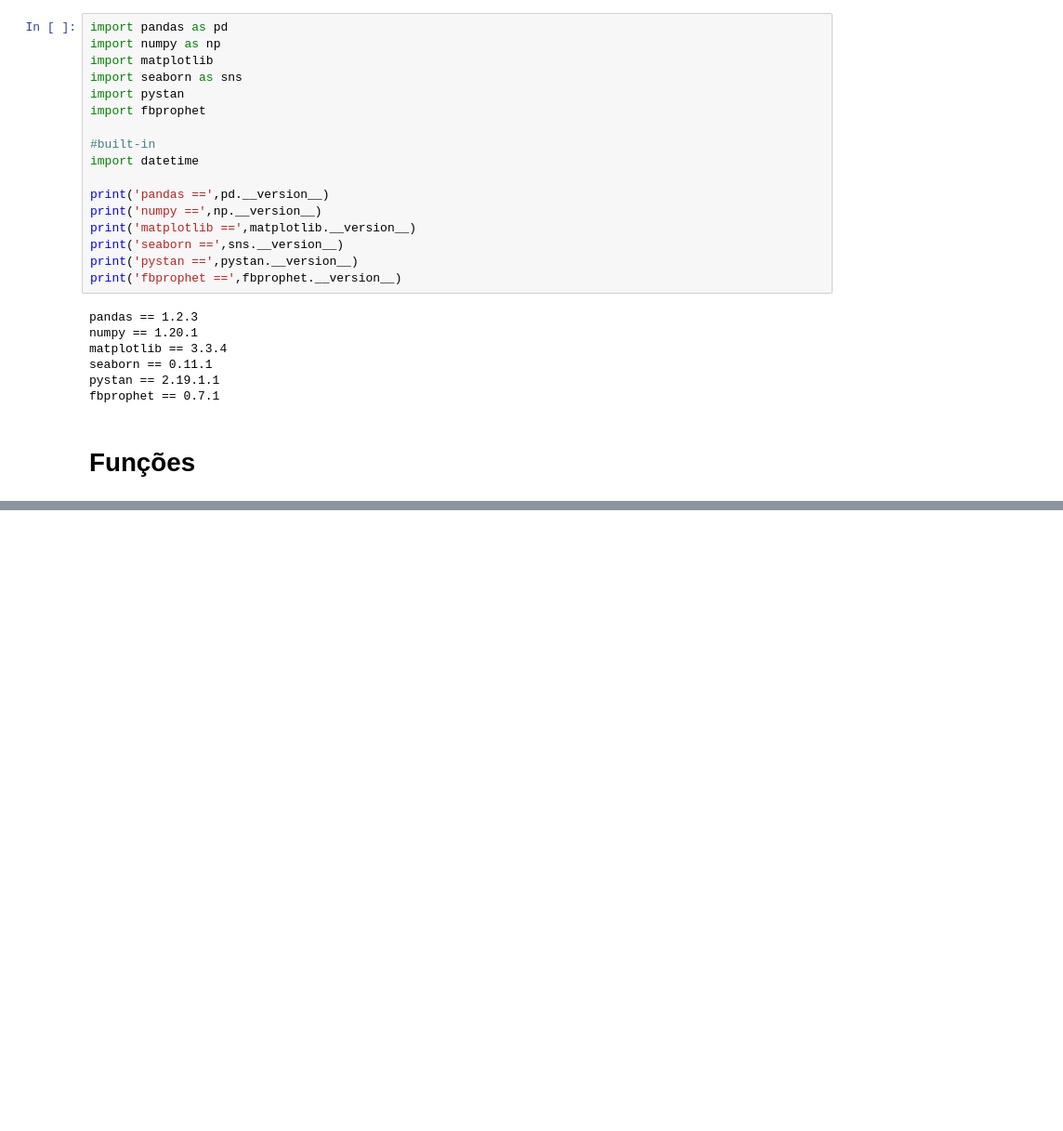
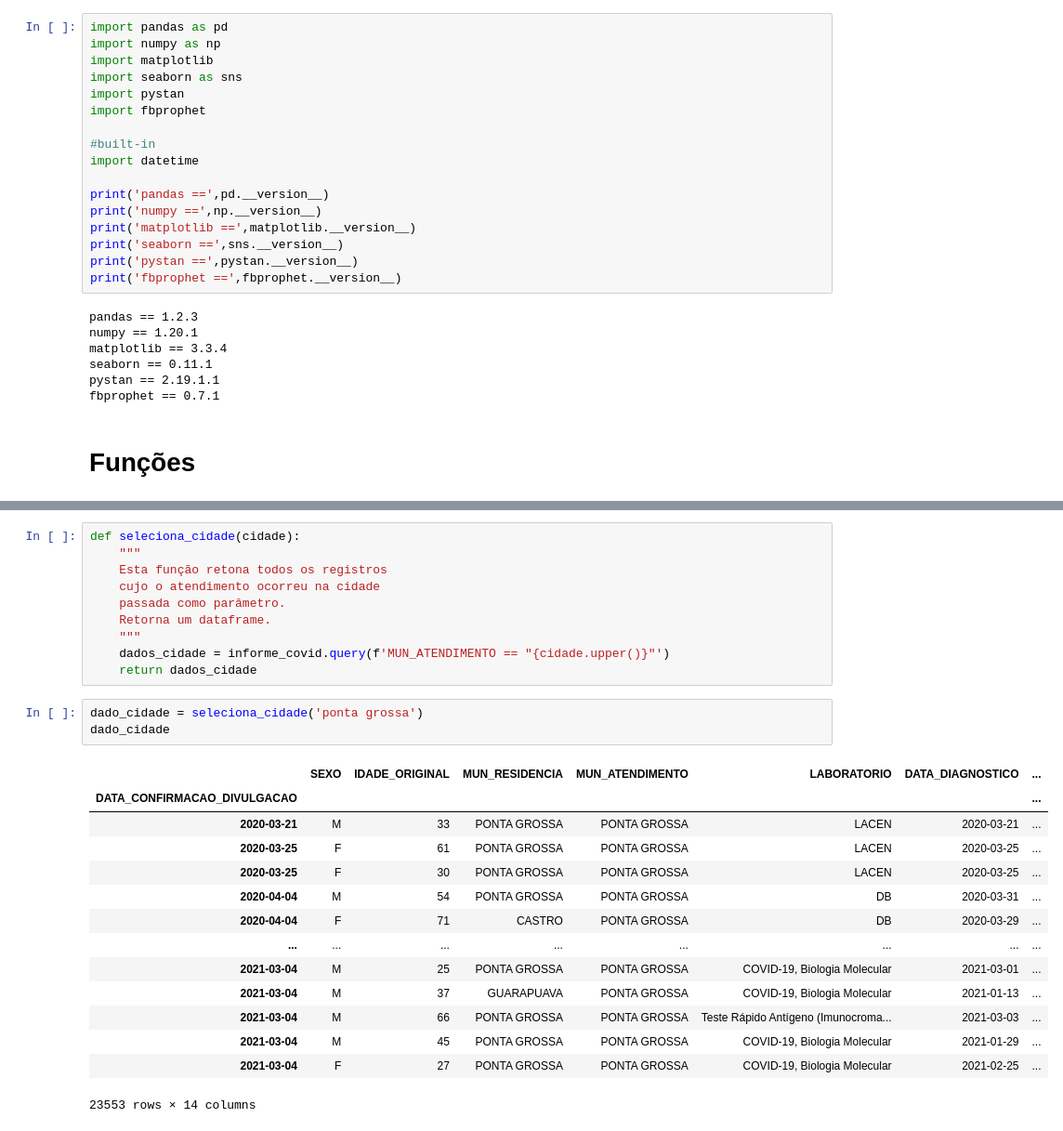
Before and after one commit to ConradBitt/covid_parana, a Jupyter notebook: notebook/Analise_COVID19_PR.ipynb, the cells around one changed output, grey strips where cells are left out. Shown: that part at 93% size. Saved outputs shown, nothing was run; the diff lists cells and outputs as text; blank space fills up the shorter version.

Commit message:
Criando função para selecionar cidades

```diff
--- a/notebook/Analise_COVID19_PR.ipynb
+++ b/notebook/Analise_COVID19_PR.ipynb
@@ -138,0 +167,28 @@ informe_covid
+# %%
+def seleciona_cidade(cidade):
+    """
+    Esta função retona todos os registros
+    cujo o atendimento ocorreu na cidade
+    passada como parâmetro.
+    Retorna um dataframe.
+    """
+    dados_cidade = informe_covid.query(f'MUN_ATENDIMENTO == "{cidade.upper()}"')
+    return dados_cidade
+# %%
+dado_cidade = seleciona_cidade('ponta grossa')
+dado_cidade
+# %% [output]
+|  | SEXO | IDADE_ORIGINAL | MUN_RESIDENCIA | MUN_ATENDIMENTO | LABORATORIO | DATA_DIAGNOSTICO | ... |
+| DATA_CONFIRMACAO_DIVULGACAO |  |  |  |  |  |  | ... |
+| 2020-03-21 | M | 33 | PONTA GROSSA | PONTA GROSSA | LACEN | 2020-03-21 | ... |
+| 2020-03-25 | F | 61 | PONTA GROSSA | PONTA GROSSA | LACEN | 2020-03-25 | ... |
+| 2020-03-25 | F | 30 | PONTA GROSSA | PONTA GROSSA | LACEN | 2020-03-25 | ... |
+| 2020-04-04 | M | 54 | PONTA GROSSA | PONTA GROSSA | DB | 2020-03-31 | ... |
+| 2020-04-04 | F | 71 | CASTRO | PONTA GROSSA | DB | 2020-03-29 | ... |
+| ... | ... | ... | ... | ... | ... | ... | ... |
+| 2021-03-04 | M | 25 | PONTA GROSSA | PONTA GROSSA | COVID-19, Biologia Molecular | 2021-03-01 | ... |
+| 2021-03-04 | M | 37 | GUARAPUAVA | PONTA GROSSA | COVID-19, Biologia Molecular | 2021-01-13 | ... |
+| 2021-03-04 | M | 66 | PONTA GROSSA | PONTA GROSSA | Teste Rápido Antígeno (Imunocroma... | 2021-03-03 | ... |
+| 2021-03-04 | M | 45 | PONTA GROSSA | PONTA GROSSA | COVID-19, Biologia Molecular | 2021-01-29 | ... |
+| 2021-03-04 | F | 27 | PONTA GROSSA | PONTA GROSSA | COVID-19, Biologia Molecular | 2021-02-25 | ... |
+23553 rows × 14 columns
```
Also changed, not shown: parts of 7 cells of this notebook.
